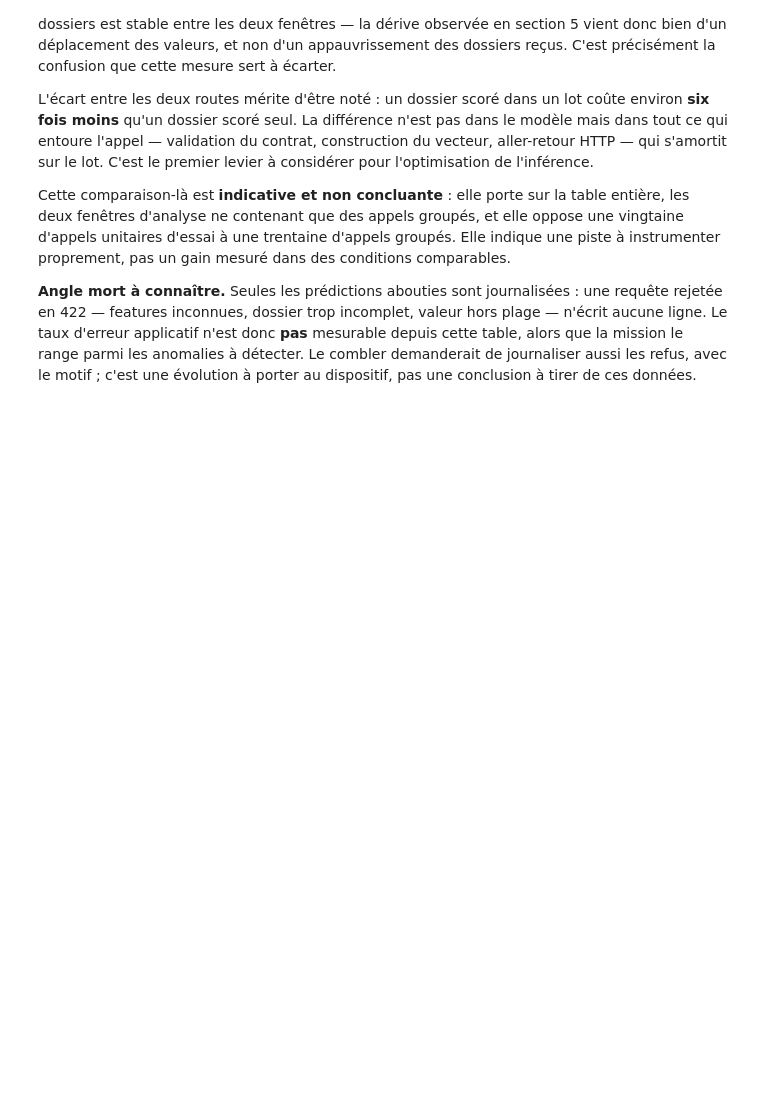
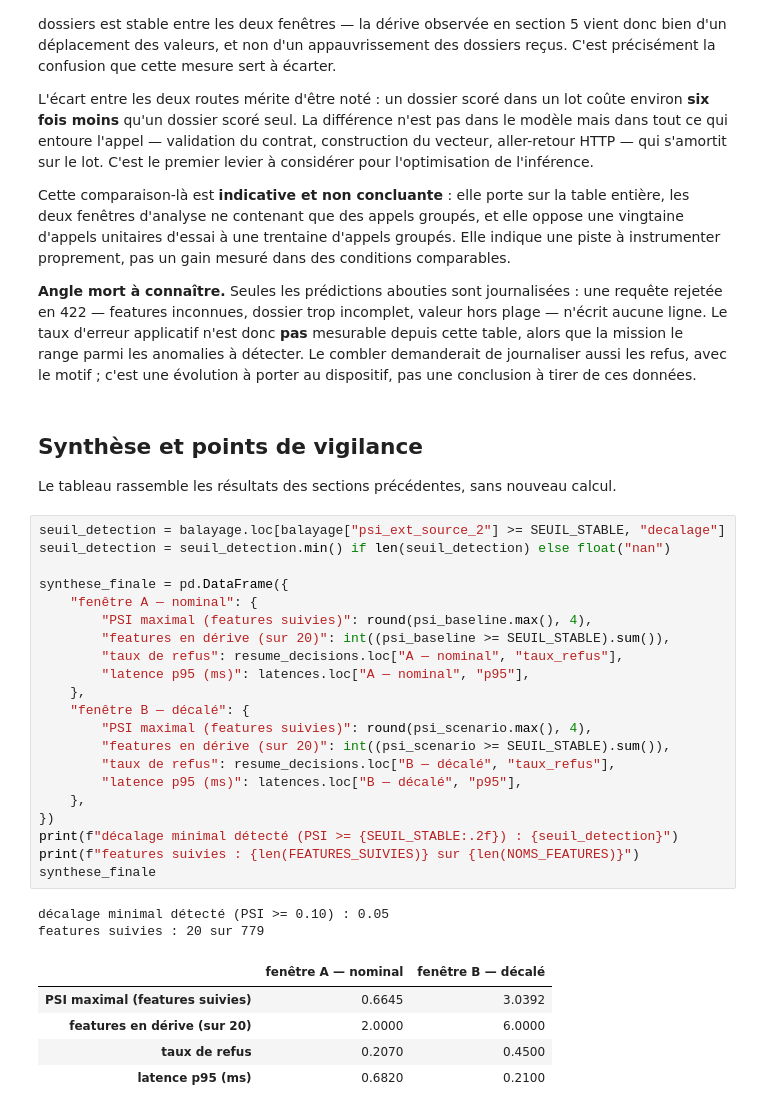
Before and after one commit to clemlre/credit-scoring-mlops, a Jupyter notebook: notebooks/07_data_drift.ipynb, the cells around one changed output. Saved outputs shown, nothing was run; the diff lists cells and outputs as text; blank space fills up the shorter version.

Commit message:
feat(monitoring): conclusions et points de vigilance

```diff
--- a/notebooks/07_data_drift.ipynb
+++ b/notebooks/07_data_drift.ipynb
@@ -704,3 +706,36 @@ n'écrit aucune ligne. Le taux d'erreur applicatif n'est donc **pas** mesurable
 cette table, alors que la mission le range parmi les anomalies à détecter. Le combler
 demanderait de journaliser aussi les refus, avec le motif ; c'est une évolution à porter
 au dispositif, pas une conclusion à tirer de ces données.
+# %% [markdown]
+## Synthèse et points de vigilance
+
+Le tableau rassemble les résultats des sections précédentes, sans nouveau calcul.
+# %%
+seuil_detection = balayage.loc[balayage["psi_ext_source_2"] >= SEUIL_STABLE, "decalage"]
+seuil_detection = seuil_detection.min() if len(seuil_detection) else float("nan")
+
+synthese_finale = pd.DataFrame({
+    "fenêtre A — nominal": {
+        "PSI maximal (features suivies)": round(psi_baseline.max(), 4),
+        "features en dérive (sur 20)": int((psi_baseline >= SEUIL_STABLE).sum()),
+        "taux de refus": resume_decisions.loc["A — nominal", "taux_refus"],
+        "latence p95 (ms)": latences.loc["A — nominal", "p95"],
+    },
+    "fenêtre B — décalé": {
+        "PSI maximal (features suivies)": round(psi_scenario.max(), 4),
+        "features en dérive (sur 20)": int((psi_scenario >= SEUIL_STABLE).sum()),
+        "taux de refus": resume_decisions.loc["B — décalé", "taux_refus"],
+        "latence p95 (ms)": latences.loc["B — décalé", "p95"],
+    },
+})
+print(f"décalage minimal détecté (PSI >= {SEUIL_STABLE:.2f}) : {seuil_detection}")
+print(f"features suivies : {len(FEATURES_SUIVIES)} sur {len(NOMS_FEATURES)}")
+synthese_finale
+# %% [output]
+décalage minimal détecté (PSI >= 0.10) : 0.05
+features suivies : 20 sur 779
+|  | fenêtre A — nominal | fenêtre B — décalé |
+| PSI maximal (features suivies) | 0.6645 | 3.0392 |
+| features en dérive (sur 20) | 2.0000 | 6.0000 |
+| taux de refus | 0.2070 | 0.4500 |
+| latence p95 (ms) | 0.6820 | 0.2100 |
```
Also changed, not shown: parts of 2 cells of this notebook.
